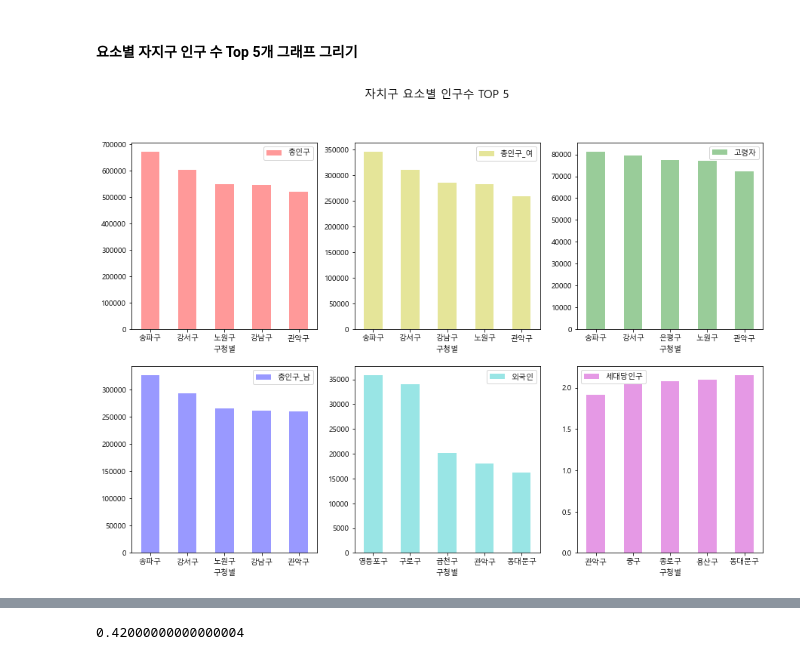
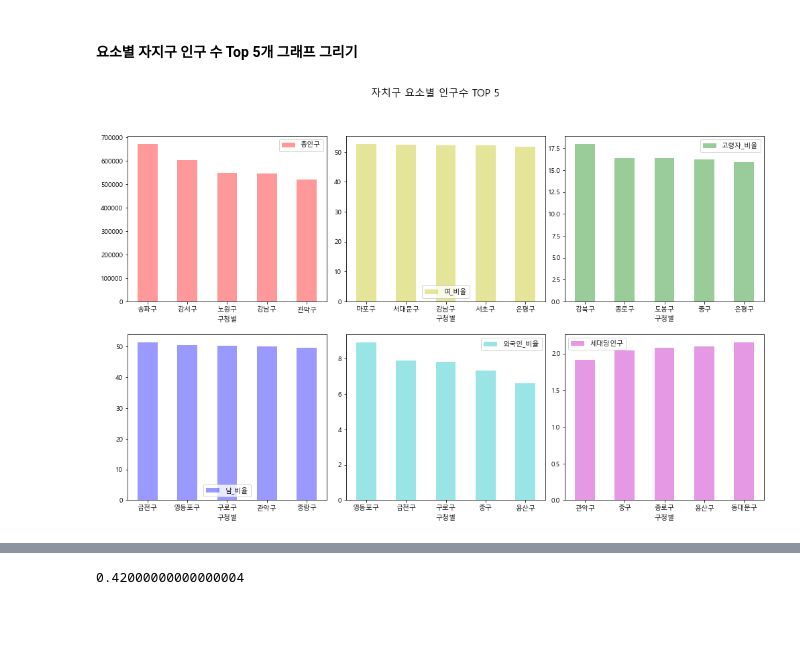
Before and after one commit to jh5209/Project, a Jupyter notebook: analist/seoul_cctv.ipynb, the cells around one changed output, grey strips where cells are left out. Drawn from its saved outputs; the diff is of its cells as text; code cells hidden in the pictures; blank space fills up the shorter version.

```diff
--- a/analist/seoul_cctv.ipynb
+++ b/analist/seoul_cctv.ipynb
@@ -354,0 +427,7 @@ dtype: object
+# %%
+# 남성 비율, 외국인 비율 추가
+popu_df.insert(3, '남_비율', round((popu_df['총인구_남'] / popu_df['총인구']) * 100, 1))
+popu_df.insert(10, '외국인_비율', round((popu_df['외국인'] / popu_df['총인구']) * 100, 1))
+# %%
+# 고령자 비율
+popu_df['고령자_비율'] = round(popu_df['고령자'] / popu_df['총인구'] * 100, 1)
@@ -354,0 +439,4 @@ dtype: object
+# %%
+# 한국인 비율
+popu_df.insert(7, '한국인_비율', round((popu_df['한국인'] / popu_df['총인구']) * 100, 1))
+popu_df.head(3)
@@ -373,0 +457,4 @@ po.sort_values(by='고령자', ascending=False).head()
+# %%
+# 한국인_남여, 외국인_남여 컬럼 지우기
+po = po.drop(['한국인_남', '한국인_여', '외국인_남', '외국인_여'], axis=1)
+po.head(3)
@@ -380,39 +472,39 @@ font_name = font_manager.FontProperties(fname='C:/Windows/Fonts/malgun.TTF').get
 rc('font', family=font_name)
 # %%
 # 박스 개수 설정
-fig, axes = plt.subplots(2, 3, figsize=(15, 10))
+fig, axes = plt.subplots(2, 3, figsize=(17, 10))
 
 # 격자 여백 설정
-# plt.subplots_adjust(wspace = 0.3, hspace = 0.3)
+plt.subplots_adjust(wspace = 0.1, hspace = 0.2)
 
 # figure 전체 제목
 fig.suptitle('자치구 요소별 인구수 TOP 5', fontsize = 15)
 
 
 # 가장 인구가 많이 사는 자치구 Top 5
 po1 = po.sort_values(by='총인구', ascending=False).head()
 ax1 = po1.plot.bar(x='구청별', y='총인구', ax=axes[0,0], color='r', alpha=0.4, rot=360)
 
 # 여성 인구가 많이 사는 자치구 Top 5
-po2 = po.sort_values(by='총인구_여', ascending=False).head()
-ax2 = po2.plot.bar(x='구청별', y='총인구_여', ax=axes[0,1], color='y', alpha=0.4, rot=360)
+po2 = po.sort_values(by='여_비율', ascending=False).head()
+ax2 = po2.plot.bar(x='구청별', y='여_비율', ax=axes[0,1], color='y', alpha=0.4, rot=360)
 
 # 고령 인구가 많이 사는 자치구 Top 5
-po3 = po.sort_values(by='고령자', ascending=False).head()
-ax3 = po3.plot.bar(x='구청별', y='고령자', ax=axes[0,2], color='g', alpha=0.4, rot=360)
+po3 = po.sort_values(by='고령자_비율', ascending=False).head()
+ax3 = po3.plot.bar(x='구청별', y='고령자_비율', ax=axes[0,2], color='g', alpha=0.4, rot=360)
 
 # 남성 인구가 많이 사는 자치구 Top 5
-po4 = po.sort_values(by='총인구_남', ascending=False).head()
-ax4 = po4.plot.bar(x='구청별', y='총인구_남', ax=axes[1,0], color='b', alpha=0.4, rot=360)
+po4 = po.sort_values(by='남_비율', ascending=False).head()
+ax4 = po4.plot.bar(x='구청별', y='남_비율', ax=axes[1,0], color='b', alpha=0.4, rot=360)
 
 # 외국인이 많이 사는 자치구 Top 5
-po5 = po.sort_values(by='외국인', ascending=False).head()
-ax5 = po5.plot.bar(x='구청별', y='외국인', ax=axes[1,1], color='c', alpha=0.4, rot=360)
+po5 = po.sort_values(by='외국인_비율', ascending=False).head()
+ax5 = po5.plot.bar(x='구청별', y='외국인_비율', ax=axes[1,1], color='c', alpha=0.4, rot=360)
 
 # 1인 인구가 많이 사는 자치구 Top 5
 po6 = po.sort_values(by='세대당인구', ascending=True).head()
 ax6 = po6.plot.bar(x='구청별', y='세대당인구', ax=axes[1,2], color='m', alpha=0.4, rot=360)
 
 plt.show()
 # %% [output]
-[figure, old version]
+[figure, new version]
```
Also changed, not shown: parts of 71 cells of this notebook.
